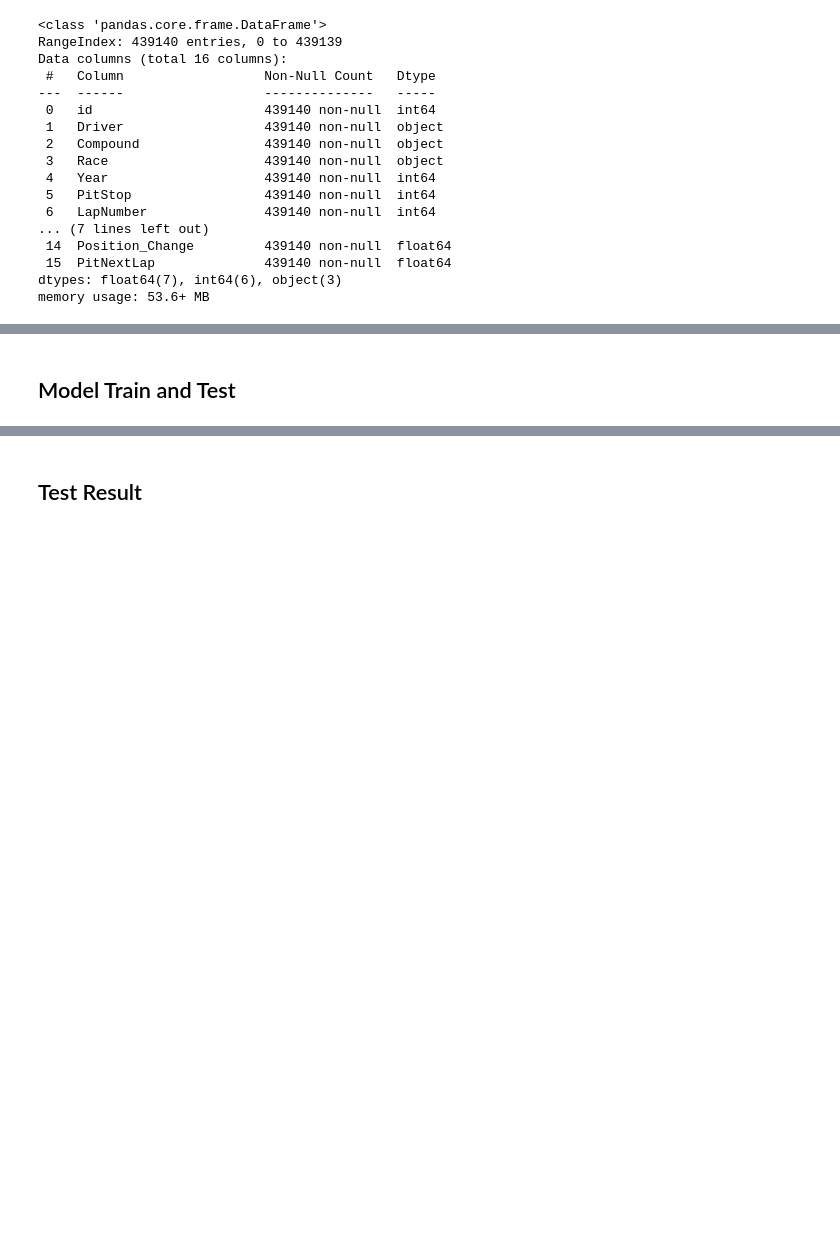
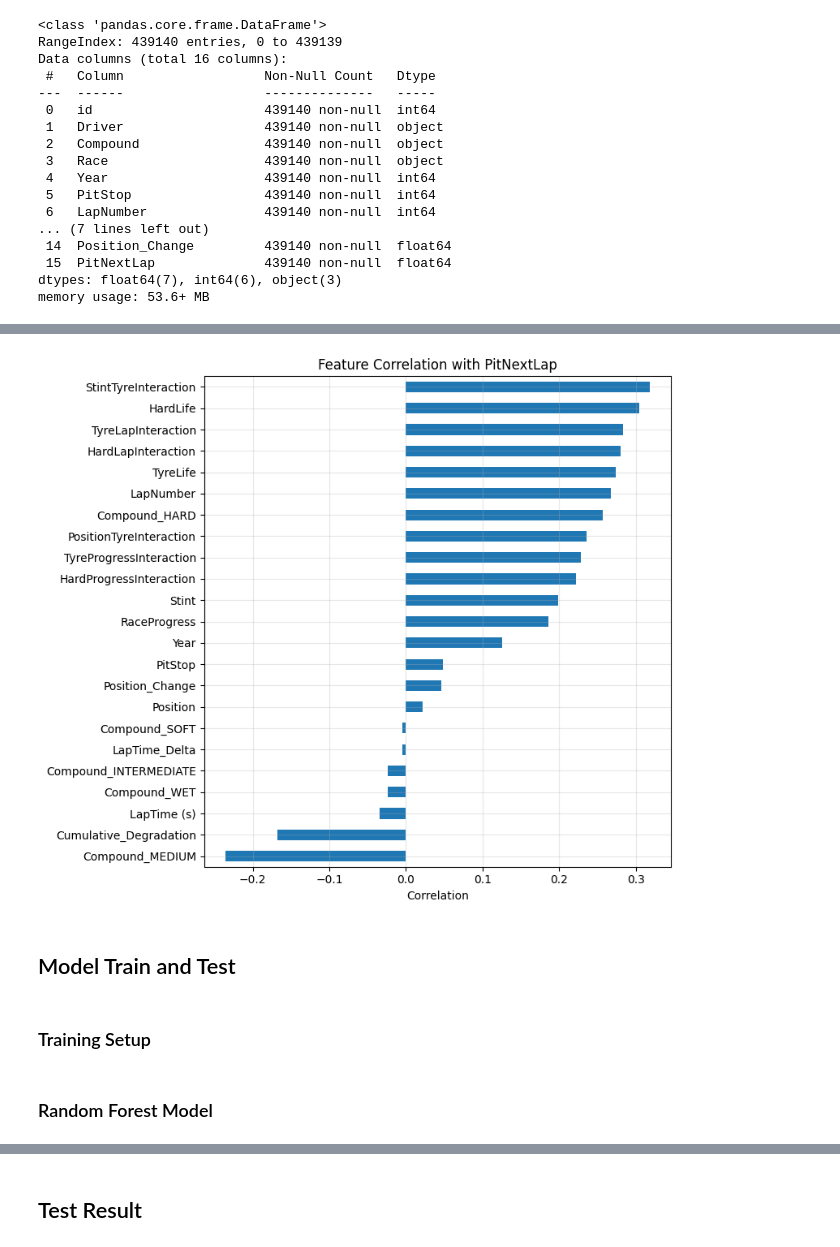
Before and after one commit to xiaofeng-meng/Predicting_F1_Pit_Stops, a Jupyter notebook: Predicting_F1_Pit_Stops.ipynb, the cells around one changed output, grey strips where cells are left out. Cells and saved outputs as stored; diff of their text form; code cells hidden in the pictures; blank space fills up the shorter version.

```diff
--- a/Predicting_F1_Pit_Stops.ipynb
+++ b/Predicting_F1_Pit_Stops.ipynb
@@ -132,2 +90,45 @@ for col in cat_cols:
+# %%
+df_train_fe = df_train_encoded.copy()
+df_test_fe = df_test_encoded.copy()
+
+df_train_fe['TyreLapInteraction'] = (df_train_fe['TyreLife'] * df_train_fe['LapNumber'])
+df_test_fe['TyreLapInteraction'] = (df_test_fe['TyreLife'] * df_test_fe['LapNumber'])
+
+
+if 'Compound_HARD' in df_train_fe.columns:
+    df_train_fe['HardLife'] = (df_train_fe['Compound_HARD'] * df_train_fe['TyreLife'])
+    df_test_fe['HardLife'] = (df_test_fe['Compound_HARD'] * df_test_fe['TyreLife'])
+
+df_train_fe['HardLapInteraction'] = (df_train_fe['Compound_HARD'] * df_train_fe['LapNumber'])
+df_test_fe['HardLapInteraction'] = (df_test_fe['Compound_HARD'] * df_test_fe['LapNumber'])
+
+df_train_fe['TyreProgressInteraction'] = (df_train_fe['TyreLife'] * df_train_fe['RaceProgress'])
+df_test_fe['TyreProgressInteraction'] = (df_test_fe['TyreLife'] * df_test_fe['RaceProgress'])
+
+df_train_fe['HardProgressInteraction'] = (df_train_fe['Compound_HARD'] * df_train_fe['RaceProgress'])
+df_test_fe['HardProgressInteraction'] = (df_test_fe['Compound_HARD'] * df_test_fe['RaceProgress'])
+
+df_train_fe['StintTyreInteraction'] = (df_train_fe['Stint'] * df_train_fe['TyreLife'])
+df_test_fe['StintTyreInteraction'] = (df_test_fe['Stint'] * df_test_fe['TyreLife'])
+
+df_train_fe['PositionTyreInteraction'] = (df_train_fe['Position'] * df_train_fe['TyreLife'])
+df_test_fe['PositionTyreInteraction'] = (df_test_fe['Position'] * df_test_fe['TyreLife'])
+# %%
+corr = df_train_fe.corrwith(df_train_fe['PitNextLap']).sort_values(ascending=False)
+
+# print(corr)
+
+plt.figure(figsize=(8, 7))
+corr.drop('PitNextLap').head(30).plot(kind='barh')
+plt.gca().invert_yaxis()
+plt.title('Feature Correlation with PitNextLap')
+plt.xlabel('Correlation')
+plt.grid(True, alpha=0.3)
+plt.tight_layout()
+plt.show()
+# %% [output]
+[figure, added]
 # %% [markdown]
 ## Model Train and Test
+# %% [markdown]
+### Training Setup
@@ -144,0 +152,2 @@ rf_preds = np.zeros(len(X_test))
+# %% [markdown]
+### Random Forest Model
```
Also changed, not shown: parts of 23 cells of this notebook.
